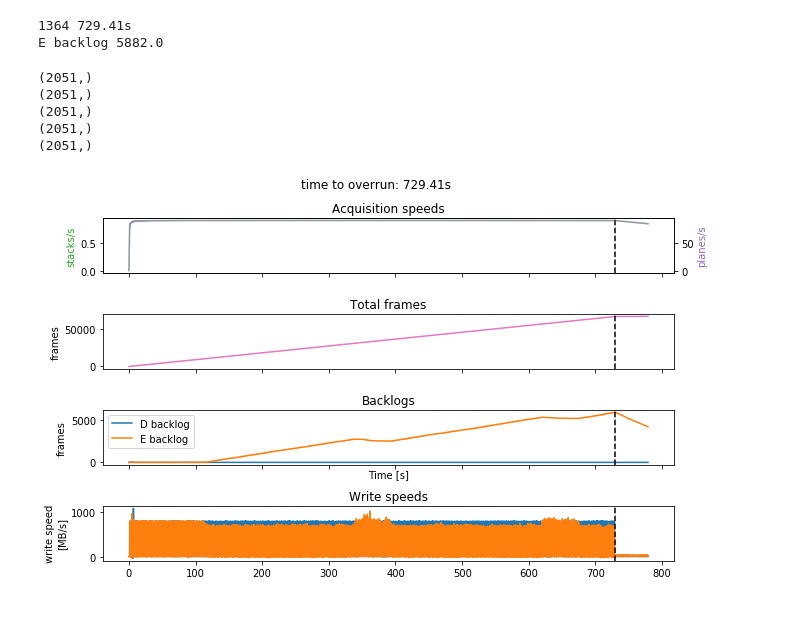
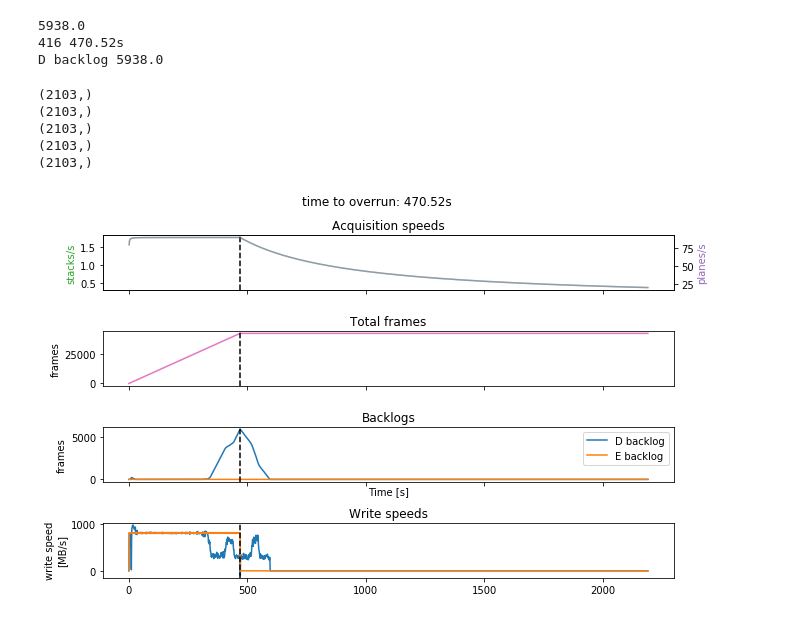
Before and after one commit to jingxlim/spim-scratch, a Jupyter notebook: debug_writespeeds.ipynb, the cells around one changed output. Saved outputs shown, nothing was run; the diff lists cells and outputs as text; code cells hidden in the pictures.

```diff
--- a/debug_writespeeds.ipynb
+++ b/debug_writespeeds.ipynb
@@ -7,6 +4,0 @@ log_types = ['backlog', 'runtime', 'stacks', 'planes', 'frames']
-# %%
-dirs = ['D:\\jing\\20200808\\hs-single-plane_1ips_90fps_20200809_211108\\',
-        'E:\\jing\\20200808\\hs-single-plane_1ips_90fps_20200809_211108\\']
-
-def root_path():
-    return os.path.abspath(os.sep)
@@ -43,0 +81,18 @@ E backlog: dict_keys(['path', 'ch0'])
+# %%
+dirs = ['D:\\jing\\20200808\\hs-stacks_51ips_90fps_20200810_133911\\',
+        'E:\\jing\\20200808\\hs-stacks_51ips_90fps_20200810_133911\\']
+csv_file = "C:\\Users\\ls2\\Desktop\\Backlog\\Backlog_hs-stacks_51ips_90fps_20200810_133911.txt"
+# %%
+loggers = ['jing', 'andy']
+logger = loggers[1]
+print(f'Chosen logger: {logger}')
+
+if logger == 'jing':
+    logs = open_distributed_dats(dirs)
+    savepath = os.path.abspath(dirs[0])
+
+elif logger == 'andy':
+    logs = open_single_csv(dirs, csv_file)
+    savepath = os.path.abspath(dirs[0])
+
+print_logs_keys(logs)
@@ -140,16 +191,22 @@ for i, backlog in enumerate(['D backlog', 'E backlog']):
     logs[backlog]['argmax'] = np.argmax(logs[backlog]['dat'])
 
 max_backlog = np.max([logs[backlog]['max'] for i, backlog in enumerate(['D backlog', 'E backlog'])])
+print(max_backlog)
+overrun_bool = max_backlog > 5900
 argmax_backlog = np.argmax([logs[backlog]['max'] for i, backlog in enumerate(['D backlog', 'E backlog'])])
 overrun_drive = ['D backlog', 'E backlog'][argmax_backlog]
 overrun_idx = logs[overrun_drive]['argmax']
 overrun_time = logs['runtime']['dat'][overrun_idx]
 
-print(f'{overrun_idx} {overrun_time:.2f}s')
-print(f'{overrun_drive} {max_backlog}')
+if overrun_bool:
+    print(f'{overrun_idx} {overrun_time:.2f}s')
+    print(f'{overrun_drive} {max_backlog}')
+else:
+    print('buffer did not overrun!!')
 # %% [output]
-1364 729.41s
-E backlog 5882.0
+5938.0
+416 470.52s
+D backlog 5938.0
 # %%
 fig, ax = plt.subplots(4, 1, figsize=(9.5, 6), sharex=True)
 ax0 = ax[0].twinx()
@@ -159,41 +216,45 @@ for i, (ilog, log) in enumerate(logs.items()):
         if 'backlog' in ilog:
             ax[2].plot(logs['runtime']['dat'], log['dat'], label=ilog)
         elif ilog == 'stacks':
             ax[0].plot(logs['runtime']['dat'], log['dat'], label=ilog, color='tab:green', alpha=0.5)
         elif ilog == 'planes':
             ax0.plot(logs['runtime']['dat'], log['dat'], label=ilog, color='tab:purple', alpha=0.5)
         elif ilog == 'frames':
             ax[1].plot(logs['runtime']['dat'], log['dat'], label=ilog, color='tab:pink')
 
 ax[3].plot(logs['runtime']['dat'], logs['D backlog']['written_size']/1024/1024, color='tab:blue', label='D')
 ax[3].plot(logs['runtime']['dat'], logs['E backlog']['written_size']/1024/1024, color='tab:orange', label='E')
 
 ax[2].set_title('Backlogs')
 ax[0].set_title('Acquisition speeds')
 ax[1].set_title('Total frames')
 ax[3].set_title('Write speeds')
 
 ax[2].legend()
 
 ax[2].set_ylabel('frames')
 ax[0].set_ylabel('stacks/s', color='tab:green')
 ax0.set_ylabel('planes/s', color='tab:purple')
 ax[1].set_ylabel('frames')
 ax[3].set_ylabel('write speed\n[MB/s]')
 
 ax[2].set_xlabel('Time [s]')
 
-for ax_ in ax:
-    ax_.axvline(x=overrun_time, color='k', linestyle='--')
+if overrun_bool:
+    for ax_ in ax:
+        ax_.axvline(x=overrun_time, color='k', linestyle='--')
 
-fig.suptitle(f'time to overrun: {overrun_time:.2f}s')
+    fig.suptitle(f'time to overrun: {overrun_time:.2f}s')
+else:
+    fig.suptitle(f'buffer did not overrun!!')
+
 fig.tight_layout(rect=[0, 0.03, 1, 0.95])
 # %% [output]
-(2051,)
-(2051,)
-(2051,)
-(2051,)
-(2051,)
+(2103,)
+(2103,)
+(2103,)
+(2103,)
+(2103,)
-[figure, old version]
+[figure, new version]
 # %%
 from analysis_toolbox.utils import now_str
```
Also changed, not shown: parts of 11 cells of this notebook.
